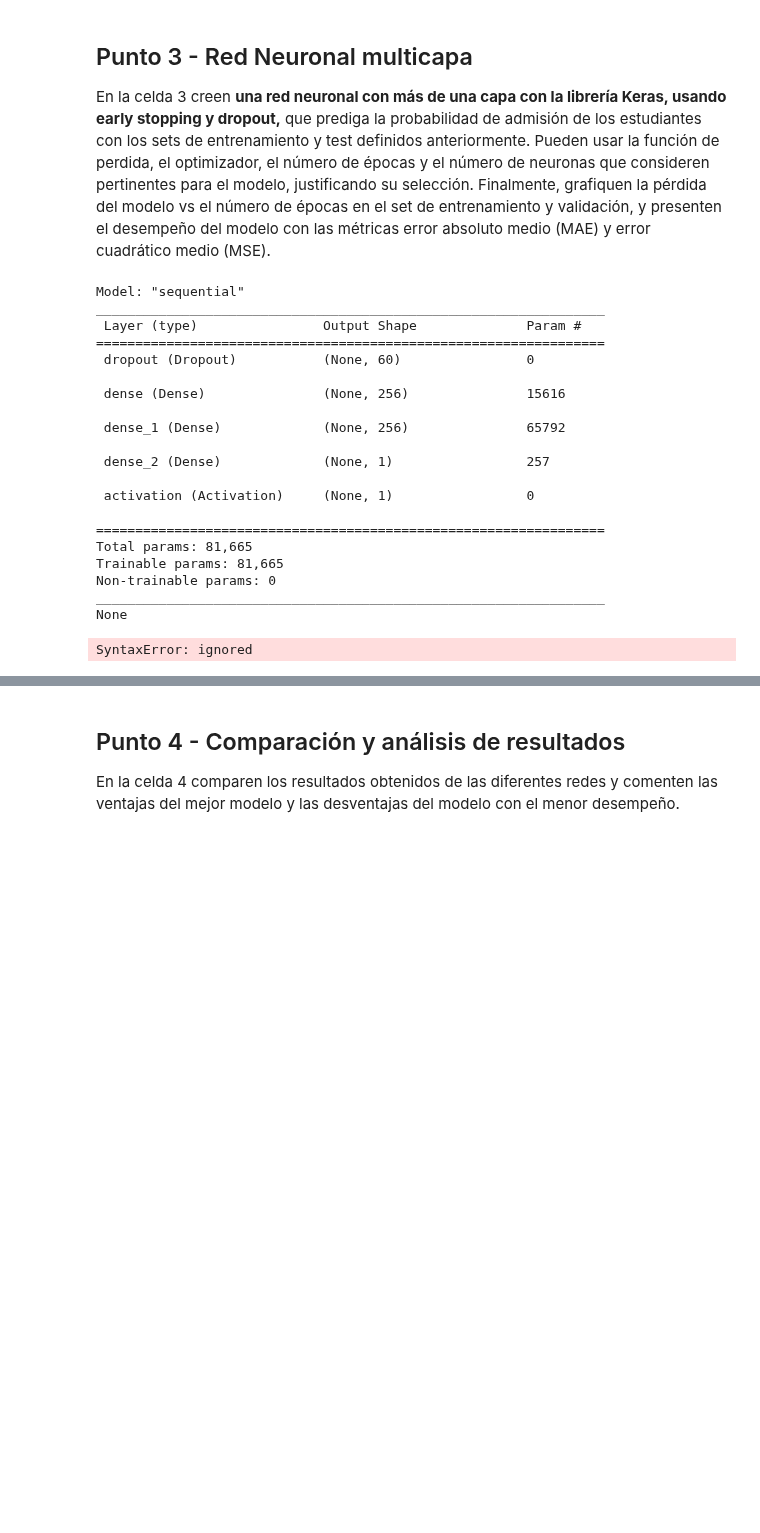
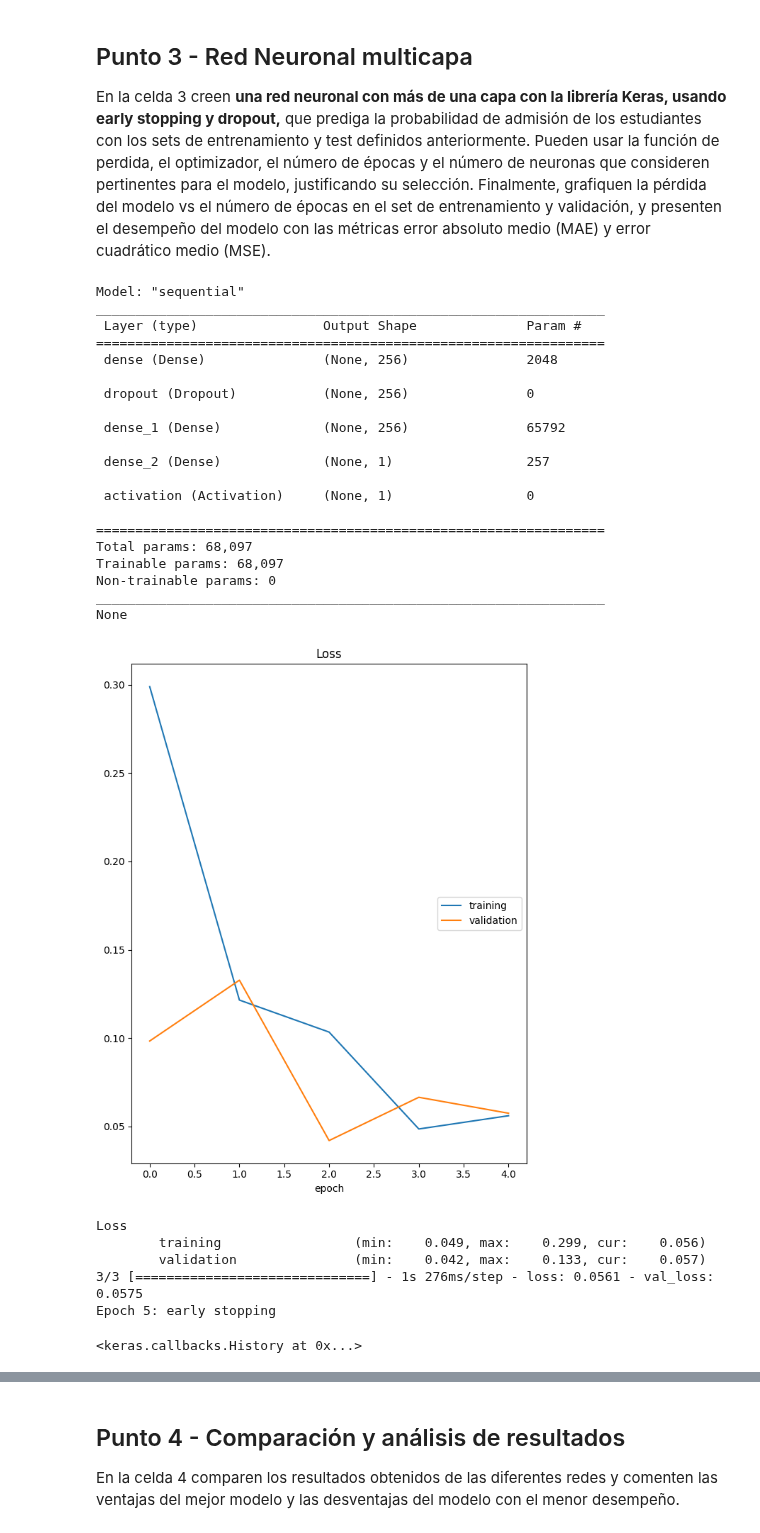
Before and after one commit to AndresAriasG/MIAD_ML_NLP_2023, a Jupyter notebook: Semana 6/S6TC1-Redes_Neuronales.ipynb, the cells around one changed output, grey strips where cells are left out. Saved outputs shown, nothing was run; the diff lists cells and outputs as text; code cells hidden in the pictures; blank space fills up the shorter version.

```diff
--- a/Semana 6/S6TC1-Redes_Neuronales.ipynb
+++ b/Semana 6/S6TC1-Redes_Neuronales.ipynb
@@ -253,12 +252,14 @@ K.clear_session()
 model = Sequential()
 
 # Definición de la capa densa con un tamaño de salida igual a output_var y un input_shape de dims
-model.add(Dropout(0.2, input_shape=(60,)))
 model.add(Dense(256, input_shape=(dims,),activation='relu'))
+model.add(Dropout(0.2))
 model.add(Dense(256,activation='relu'))
 model.add(Dense(output_var))
 model.add(Activation('relu'))
 
+model.compile(loss='mse', optimizer='adam')
+
 # Impresión de la arquitectura de la red neuronal
 print(model.summary())
 # %% [output]
@@ -266,9 +267,9 @@ Model: "sequential"
 _________________________________________________________________
  Layer (type)                Output Shape              Param #
 =================================================================
- dropout (Dropout)           (None, 60)                0
+ dense (Dense)               (None, 256)               2048
 
- dense (Dense)               (None, 256)               15616
+ dropout (Dropout)           (None, 256)               0
 
  dense_1 (Dense)             (None, 256)               65792
 
@@ -277,8 +278,8 @@ _________________________________________________________________
  activation (Activation)     (None, 1)                 0
 
 =================================================================
-Total params: 81,665
-Trainable params: 81,665
+Total params: 68,097
+Trainable params: 68,097
 Non-trainable params: 0
 _________________________________________________________________
 None
@@ -287,16 +288,21 @@ None
 early_stop = EarlyStopping(monitor='val_loss', patience=2, verbose=1)
 # %%
 # Definición de la función ModelCheckpoint para guardar el modelo con mejor desempeño
-fBestModelED = 'best_model.h5'
-best_modelED = ModelCheckpoint(fBestModelED, verbose=0, save_best_only=True)
+fBestModel = 'best_model.h5'
+best_model = ModelCheckpoint(fBestModel, verbose=0, save_best_only=True)
 # %%
-# Entrenamiento de la red neuronal con 50 épocas y early stopping
+# Entrenamiento de la red neuronal con 50 épocas
 model.fit(XTrain, yTrain,
           verbose=True,
           epochs=50,
           batch_size=128,
           validation_data=(XTest,yTest),
-          callbacks=[best_modelED, early_stop],
-          callbacks=[PlotLossesKeras()])
+          callbacks=[best_model, early_stop, PlotLossesKeras()])
 # %% [output]
+[figure, added]
-SyntaxError: ignored
+Loss
+        training                 (min:    0.049, max:    0.299, cur:    0.056)
+        validation               (min:    0.042, max:    0.133, cur:    0.057)
+3/3 [==============================] - 1s 276ms/step - loss: 0.0561 - val_loss: 0.0575
+Epoch 5: early stopping
+<keras.callbacks.History at 0x...>
```
Also changed, not shown: parts of 17 cells of this notebook.
